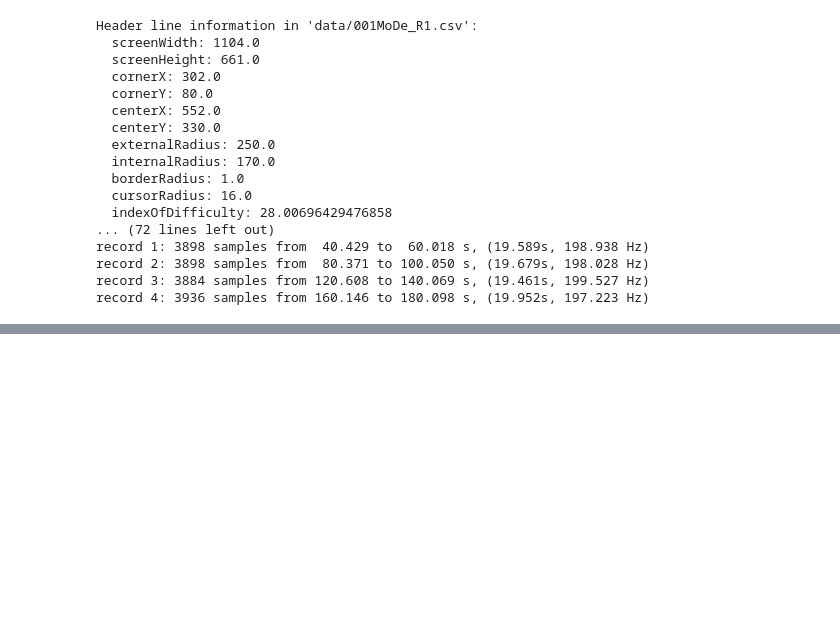
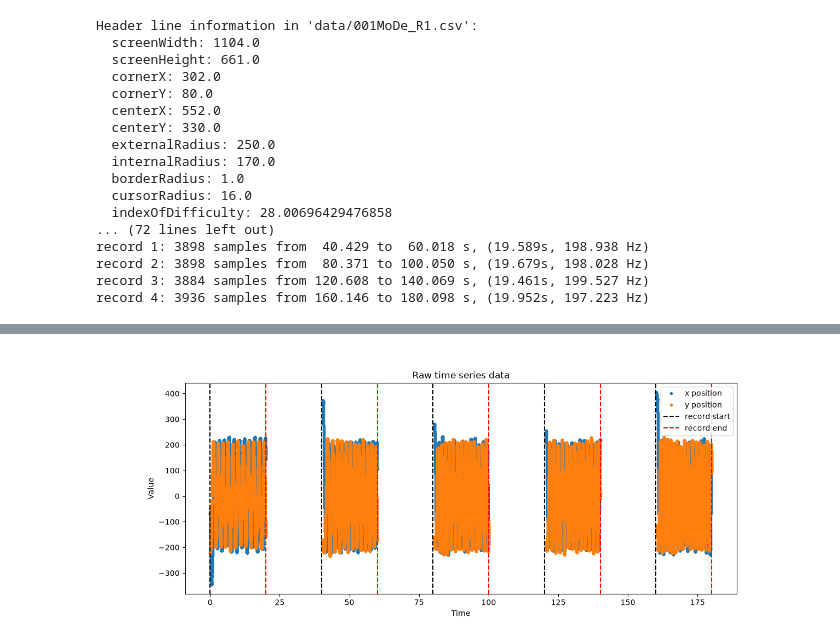
Before and after one commit to jeanne-le-roux-web/circular-task-analysis, a Jupyter notebook: notebooks/02_graphics.ipynb, the cells around one changed output, grey strips where cells are left out. Drawn from its saved outputs; the diff is of its cells as text; code cells hidden in the pictures; blank space fills up the shorter version.

```diff
--- a/notebooks/02_graphics.ipynb
+++ b/notebooks/02_graphics.ipynb
@@ -28,0 +33,21 @@ record 4: 3936 samples from 160.146 to 180.098 s, (19.952s, 197.223 Hz)
+# %%
+# centered coordinates: center of the circle = (0, 0), y axis pointing up
+x_c = x - params["centerX"]
+y_c = params["centerY"] - y
+
+fig, ax = plt.subplots(figsize=(13, 5))
+ax.plot(t, x_c, ".", label="x position")
+ax.plot(t, y_c, ".", label="y position")
+
+# vertical lines at the start (black) and end (red) of each record
+for i in range(n_records):
+    ax.axvline(t_starts[i], color="black", linestyle="--", label="record start" if i == 0 else None)
+    ax.axvline(t_ends[i], color="red", linestyle="--", label="record end" if i == 0 else None)
+
+ax.set_title("Raw time series data")
+ax.set_xlabel("Time")
+ax.set_ylabel("Value")
+ax.legend()
+plt.show()
+# %% [output]
+[figure, added]
```
Also changed, not shown: parts of 2 cells of this notebook.
